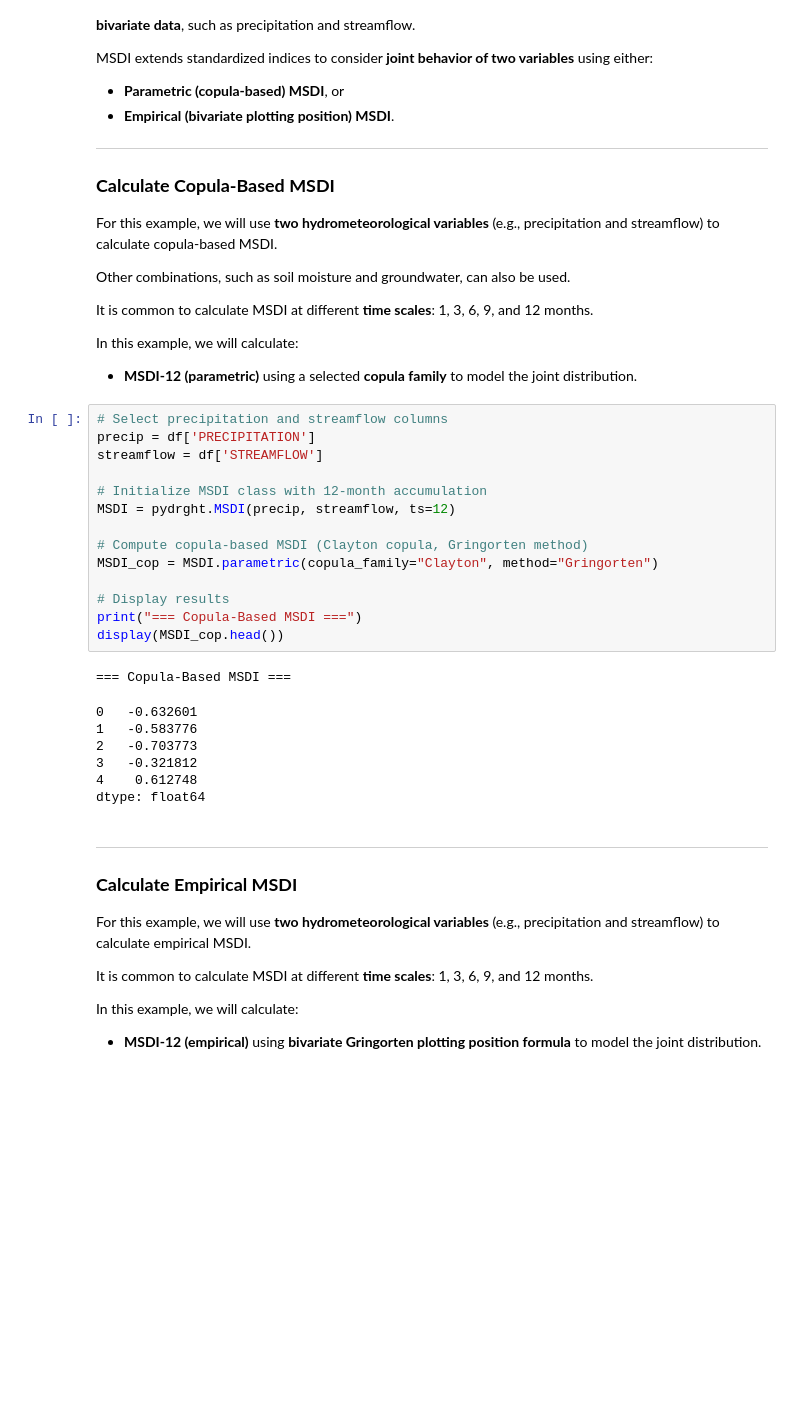
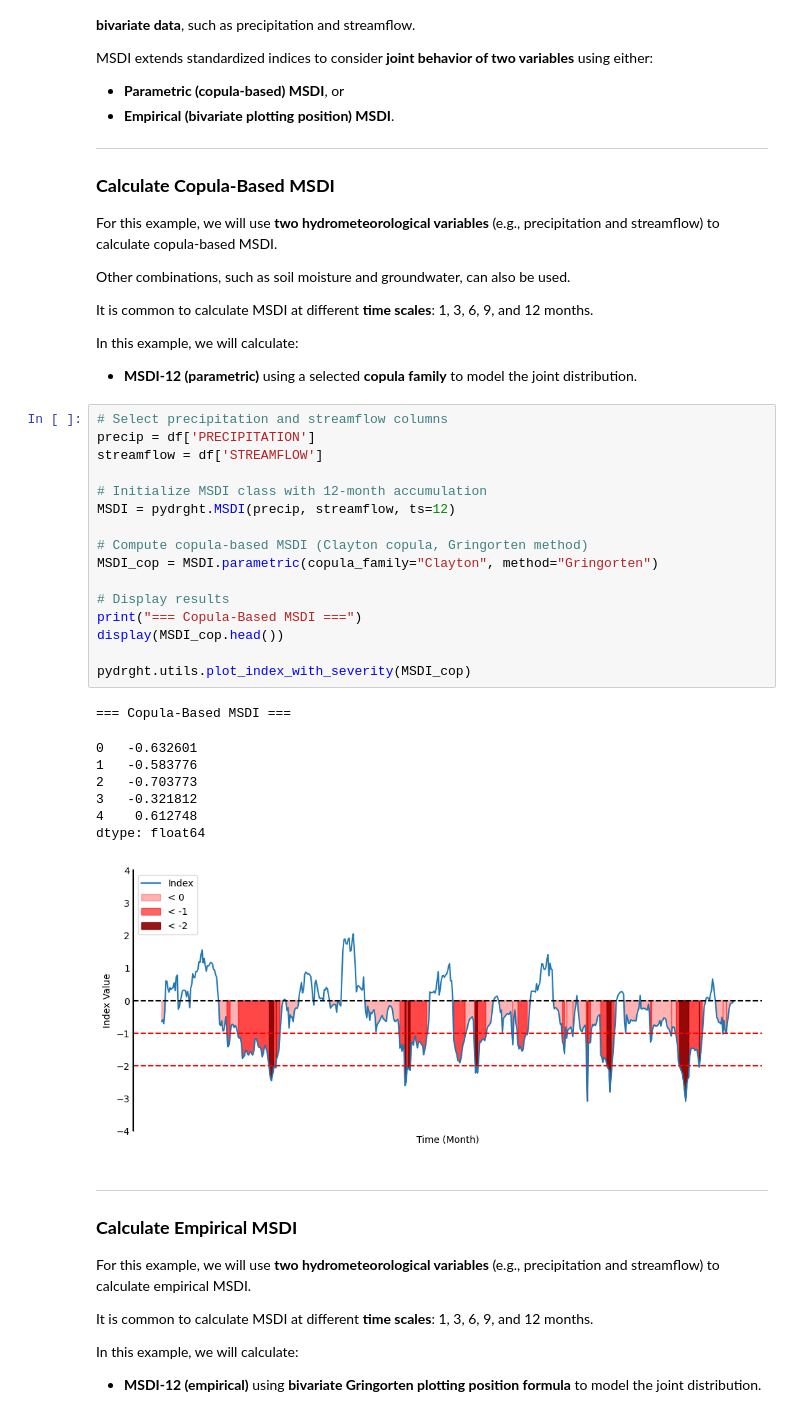
Before and after one commit to TerziTB/PyDRGHT, a Jupyter notebook: examples/example_MSDI.ipynb, the cells around one changed output. Saved outputs shown, nothing was run; the diff lists cells and outputs as text; blank space fills up the shorter version.

Commit message:
Added plots

```diff
--- a/examples/example_MSDI.ipynb
+++ b/examples/example_MSDI.ipynb
@@ -85,25 +85,28 @@ In this example, we will calculate:
 # %%
 # Select precipitation and streamflow columns
 precip = df['PRECIPITATION']
 streamflow = df['STREAMFLOW']
 
 # Initialize MSDI class with 12-month accumulation
 MSDI = pydrght.MSDI(precip, streamflow, ts=12)
 
 # Compute copula-based MSDI (Clayton copula, Gringorten method)
 MSDI_cop = MSDI.parametric(copula_family="Clayton", method="Gringorten")
 
 # Display results
 print("=== Copula-Based MSDI ===")
 display(MSDI_cop.head())
+
+pydrght.utils.plot_index_with_severity(MSDI_cop)
 # %% [output]
 === Copula-Based MSDI ===
 0   -0.632601
 1   -0.583776
 2   -0.703773
 3   -0.321812
 4    0.612748
 dtype: float64
+[figure, added]
 # %% [markdown]
 ---
 
```
Also changed, not shown: parts of 2 cells of this notebook, 6 other files.
